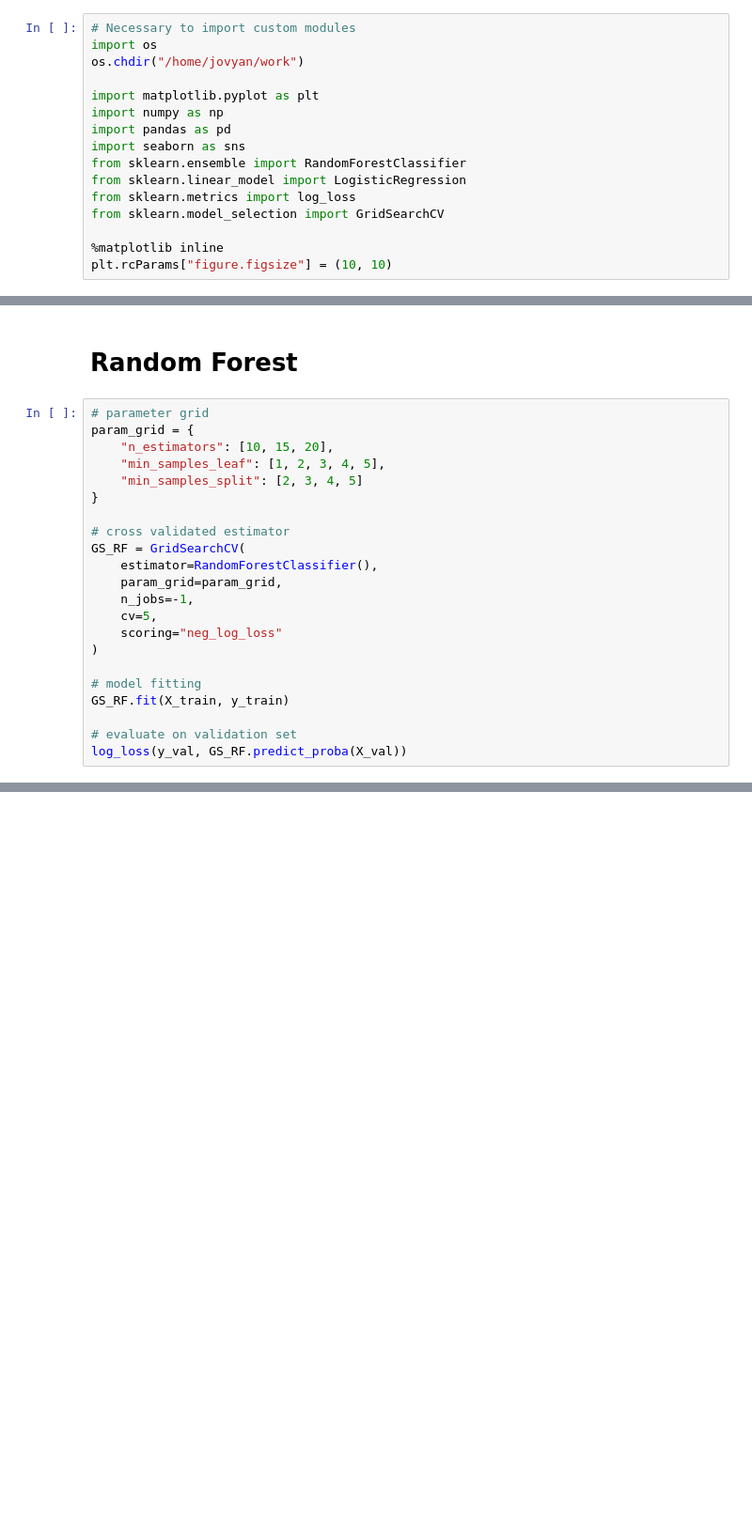
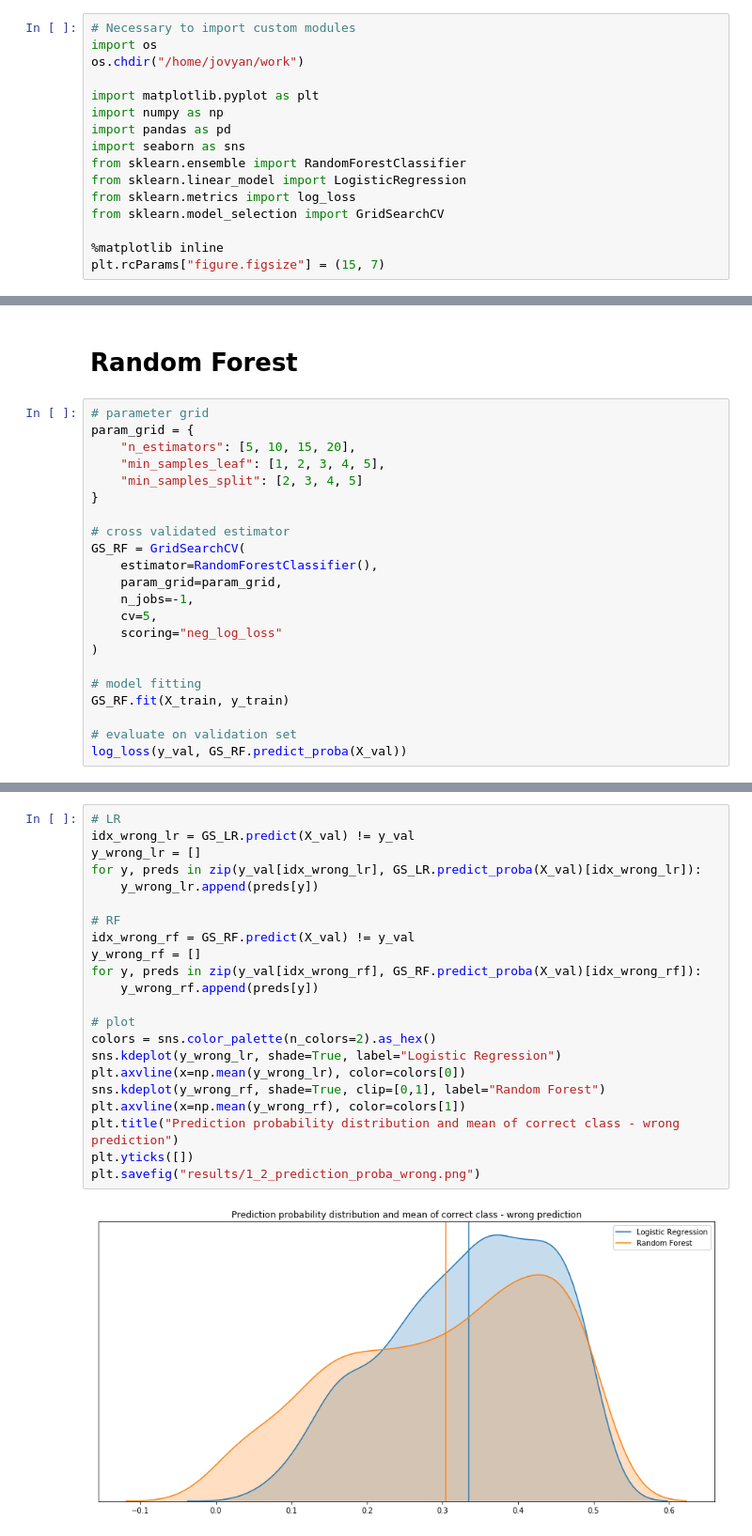
Before and after one commit to jgoerner/SportsPrediction, a Jupyter notebook: NBA/notebooks/1.2-model-building-first-iteration.ipynb, the cells around one changed output, grey strips where cells are left out. Shown at 94% size. Saved outputs shown, nothing was run; the diff lists cells and outputs as text; blank space fills up the shorter version.

Commit message:
Analyze wrong predictions first iteration

```diff
--- a/NBA/notebooks/1.2-model-building-first-iteration.ipynb
+++ b/NBA/notebooks/1.2-model-building-first-iteration.ipynb
@@ -18,7 +18,7 @@ from sklearn.metrics import log_loss
 from sklearn.model_selection import GridSearchCV
 
 %matplotlib inline
-plt.rcParams["figure.figsize"] = (10, 10)
+plt.rcParams["figure.figsize"] = (15, 7)
 # %% [markdown]
 # Construct data
 # %%
@@ -88,7 +106,7 @@ log_loss(y_val, GS_LR.predict_proba(X_val))
 # %%
 # parameter grid
 param_grid = {
-    "n_estimators": [10, 15, 20],
+    "n_estimators": [5, 10, 15, 20],
     "min_samples_leaf": [1, 2, 3, 4, 5],
     "min_samples_split": [2, 3, 4, 5]
 }
@@ -122,0 +153,24 @@ plt.title("Feature Importances");
+# %%
+# LR
+idx_wrong_lr = GS_LR.predict(X_val) != y_val
+y_wrong_lr = []
+for y, preds in zip(y_val[idx_wrong_lr], GS_LR.predict_proba(X_val)[idx_wrong_lr]):
+    y_wrong_lr.append(preds[y])
+
+# RF
+idx_wrong_rf = GS_RF.predict(X_val) != y_val
+y_wrong_rf = []
+for y, preds in zip(y_val[idx_wrong_rf], GS_RF.predict_proba(X_val)[idx_wrong_rf]):
+    y_wrong_rf.append(preds[y])
+
+# plot
+colors = sns.color_palette(n_colors=2).as_hex()
+sns.kdeplot(y_wrong_lr, shade=True, label="Logistic Regression")
+plt.axvline(x=np.mean(y_wrong_lr), color=colors[0])
+sns.kdeplot(y_wrong_rf, shade=True, clip=[0,1], label="Random Forest")
+plt.axvline(x=np.mean(y_wrong_rf), color=colors[1])
+plt.title("Prediction probability distribution and mean of correct class - wrong prediction")
+plt.yticks([])
+plt.savefig("results/1_2_prediction_proba_wrong.png")
+# %% [output]
+[figure, added]
```
Also changed, not shown: parts of 11 cells of this notebook, 2 other files.
